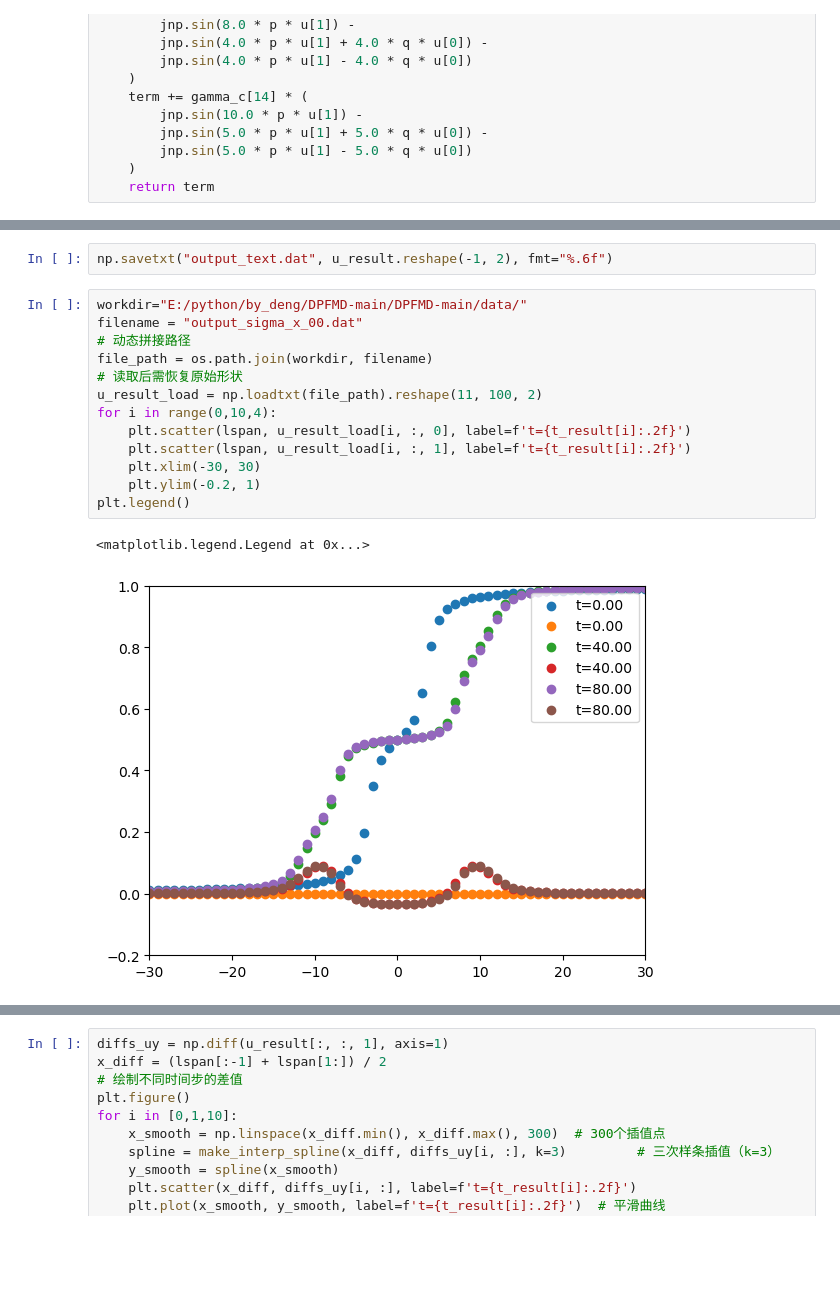
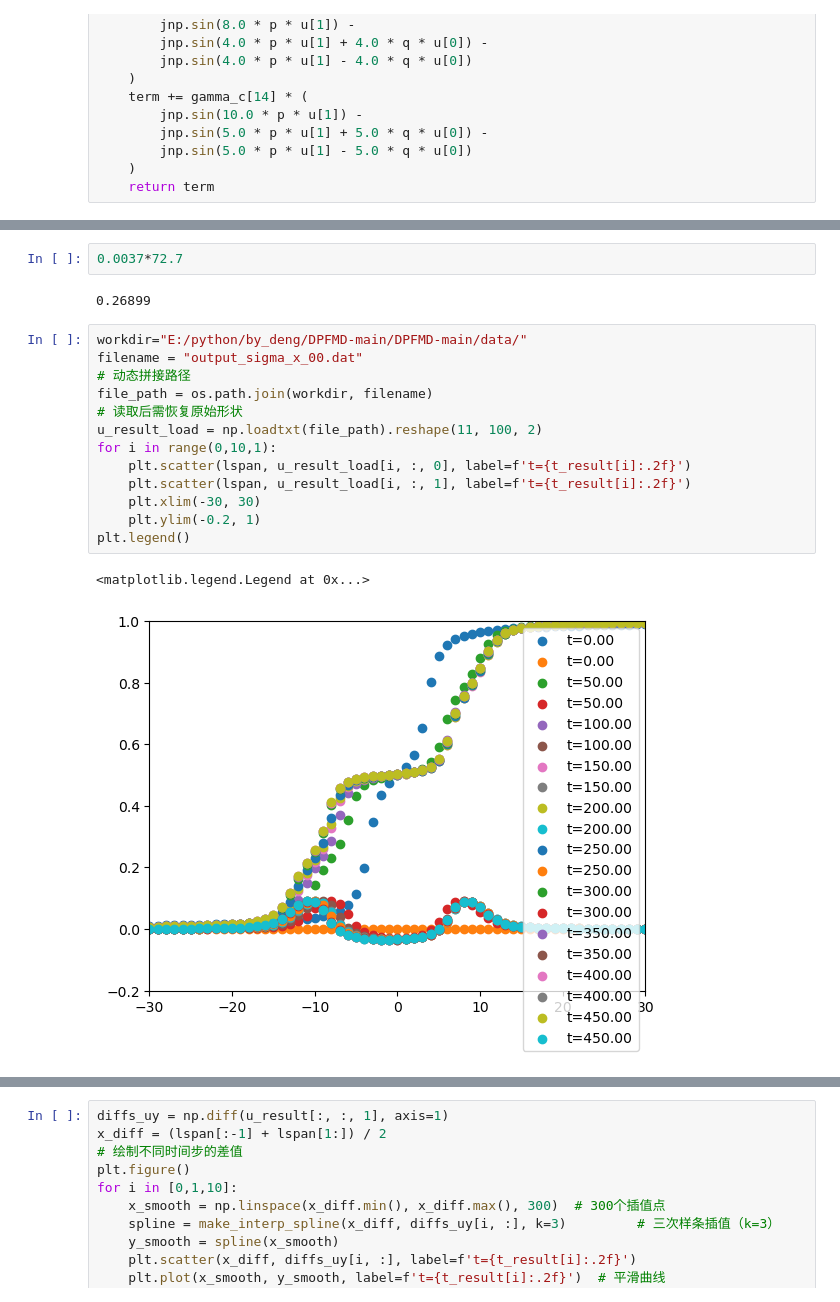
Before and after one commit to huxiangshenghxs/DPFMD, a Jupyter notebook: Peierls-Nabarro-model-2D.ipynb, the cells around one changed output, grey strips where cells are left out. Cells and saved outputs as stored; diff of their text form; blank space fills up the shorter version.

```diff
--- a/Peierls-Nabarro-model-2D.ipynb
+++ b/Peierls-Nabarro-model-2D.ipynb
@@ -189,19 +280,21 @@ array([[ 0.        , 49.50471497]])
-# %%
-np.savetxt("output_text.dat", u_result.reshape(-1, 2), fmt="%.6f")
+# %%
+0.0037*72.7
+# %% [output]
+0.26899
 # %%
 workdir="E:/python/by_deng/DPFMD-main/DPFMD-main/data/"
 filename = "output_sigma_x_00.dat"
 # 动态拼接路径
 file_path = os.path.join(workdir, filename)
 # 读取后需恢复原始形状
 u_result_load = np.loadtxt(file_path).reshape(11, 100, 2)
-for i in range(0,10,4):
+for i in range(0,10,1):
     plt.scatter(lspan, u_result_load[i, :, 0], label=f't={t_result[i]:.2f}')
     plt.scatter(lspan, u_result_load[i, :, 1], label=f't={t_result[i]:.2f}')
     plt.xlim(-30, 30)
     plt.ylim(-0.2, 1)
 plt.legend()
 # %% [output]
 <matplotlib.legend.Legend at 0x...>
-[figure, old version]
+[figure, new version]
 # %%
```
Also changed, not shown: parts of 7 cells of this notebook.
